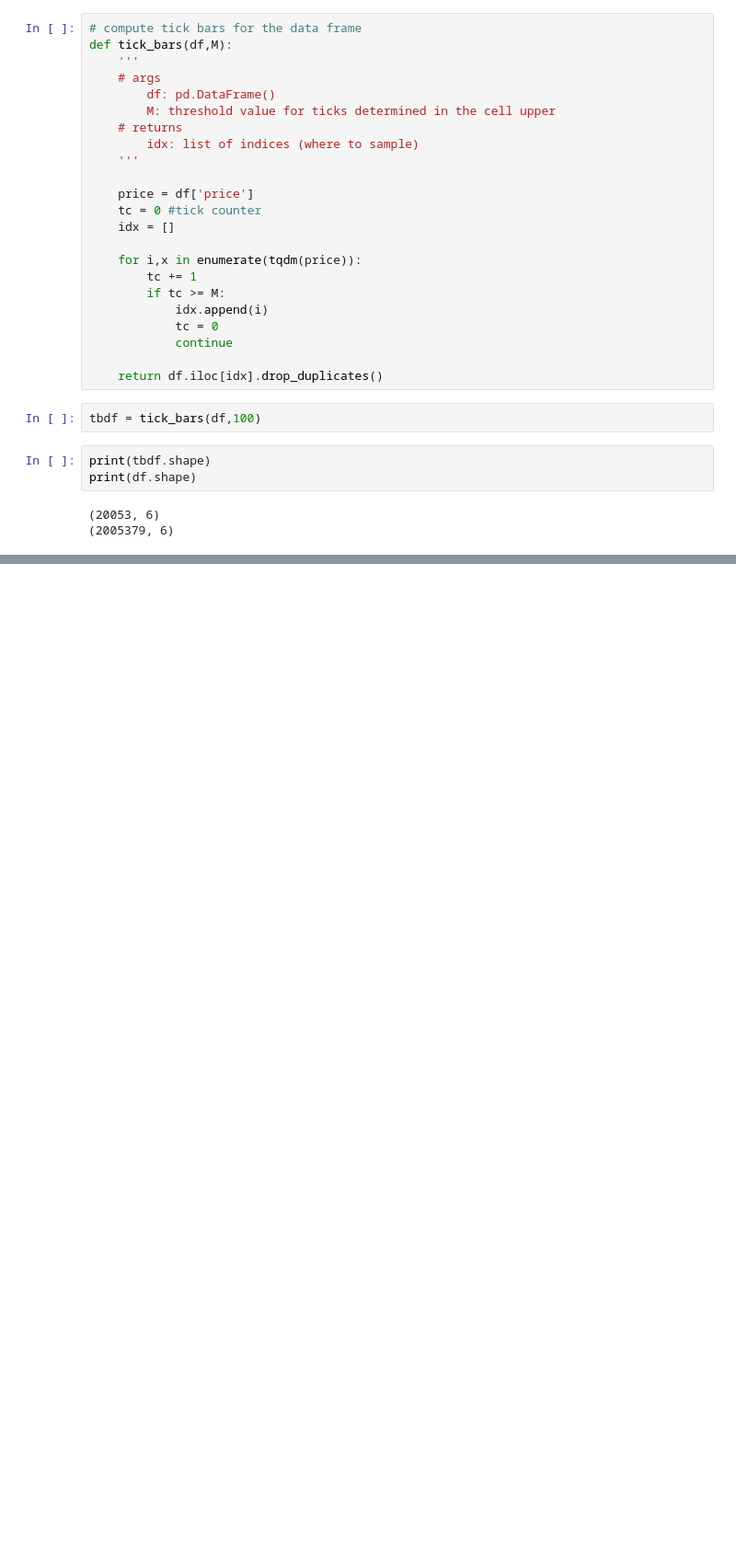
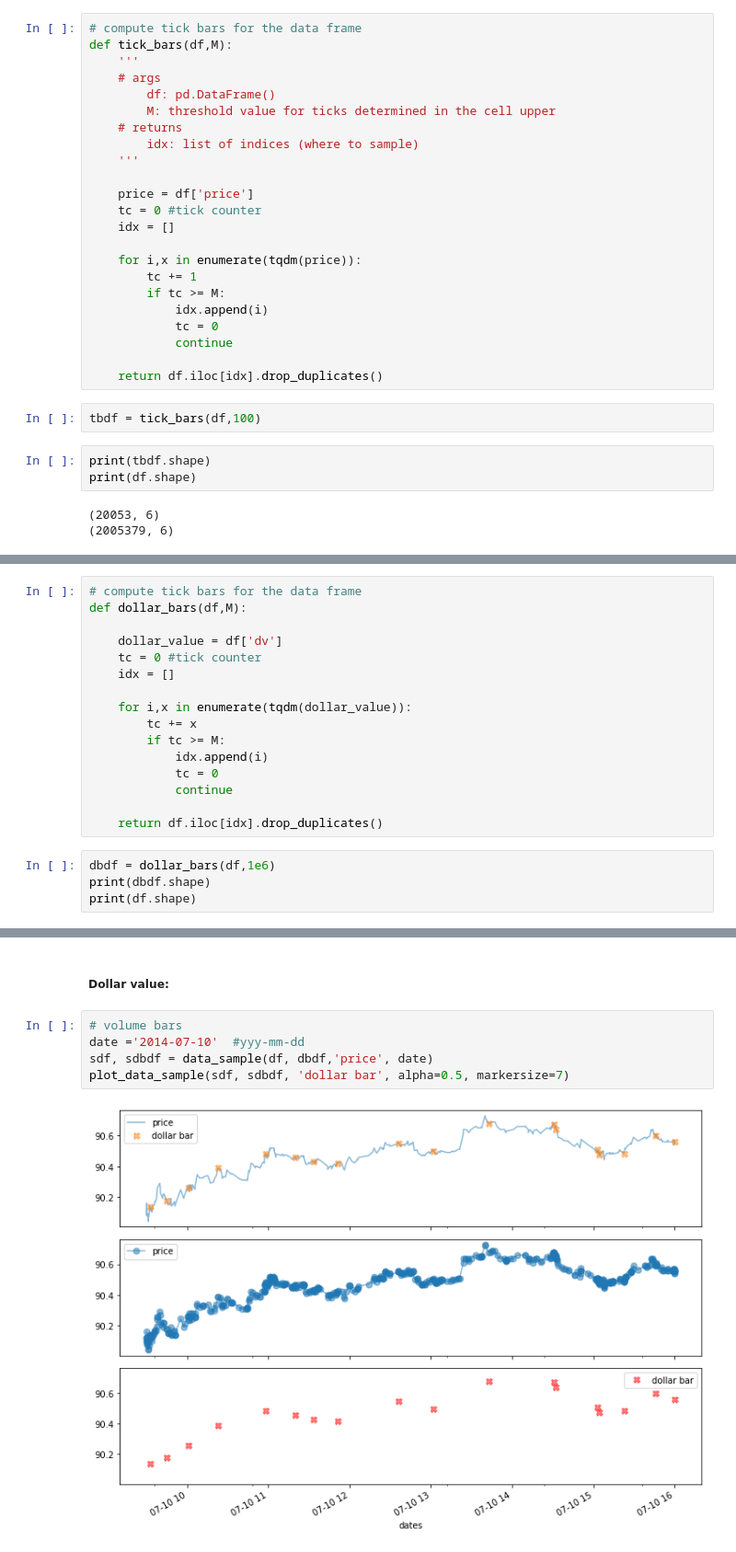
Before and after one commit to BenjaminScialom/Quantitative-Finance---ML-in-finance, a Jupyter notebook: AFML_financial_data_structures.ipynb, the cells around one changed output, grey strips where cells are left out. Shown: that part at 92% size. Cells and saved outputs as stored; diff of their text form; blank space fills up the shorter version.

```diff
--- a/AFML_financial_data_structures.ipynb
+++ b/AFML_financial_data_structures.ipynb
@@ -174,0 +207,20 @@ def data_sample(df, tbdf, date):
+# %%
+# compute tick bars for the data frame
+def dollar_bars(df,M):
+
+    dollar_value = df['dv']
+    tc = 0 #tick counter
+    idx = []
+
+    for i,x in enumerate(tqdm(dollar_value)):
+        tc += x
+        if tc >= M:
+            idx.append(i)
+            tc = 0
+            continue
+
+    return df.iloc[idx].drop_duplicates()
+# %%
+dbdf = dollar_bars(df,1e6)
+print(dbdf.shape)
+print(df.shape)
@@ -198,0 +271,9 @@ By synchronizing sampling with the arrival of informed traders , we may be able
+# %% [markdown]
+##### Dollar value:
+# %%
+# volume bars
+date ='2014-07-10'  #yyy-mm-dd
+sdf, sdbdf = data_sample(df, dbdf,'price', date)
+plot_data_sample(sdf, sdbdf, 'dollar bar', alpha=0.5, markersize=7)
+# %% [output]
+[figure, added]
```
Also changed, not shown: parts of 22 cells of this notebook.
